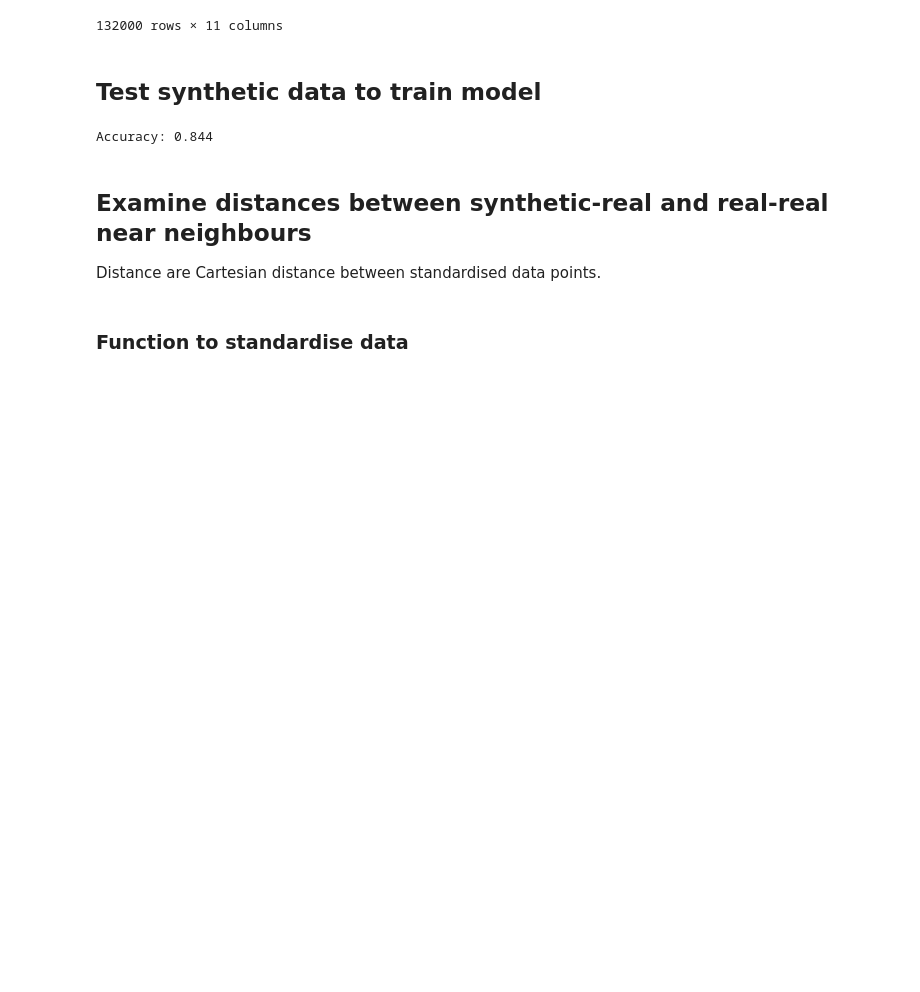
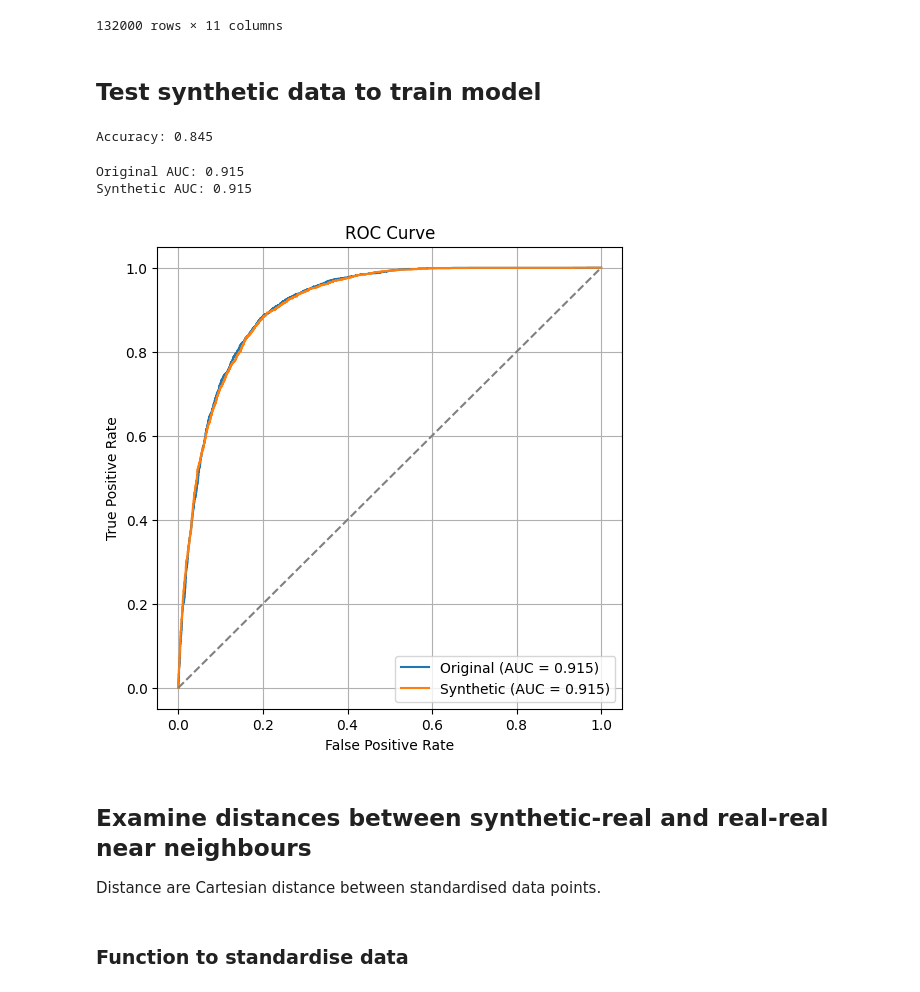
Before and after one commit to samuel-book/synthetic_data, a Jupyter notebook: samuel_1_sampling/01_create_synthetic.ipynb, the cells around one changed output. Saved outputs shown, nothing was run; the diff lists cells and outputs as text; code cells hidden in the pictures; blank space fills up the shorter version.

```diff
--- a/samuel_1_sampling/01_create_synthetic.ipynb
+++ b/samuel_1_sampling/01_create_synthetic.ipynb
@@ -144,11 +147,11 @@ model = XGBClassifier(verbosity=0, seed=42, learning_rate=0.5)
 model.fit(X_train, y_train)
 
 # Get predicted probabilities and class
-y_probs = model.predict_proba(X_test)[:,1]
-y_pred = y_probs > 0.5
+y_probs_original = model.predict_proba(X_test)[:,1]
+y_pred_original = y_probs_original > 0.5
 
 # Show accuracy
-accuracy = np.mean(y_pred == y_test)
+accuracy = np.mean(y_pred_original == y_test)
 print (f'Accuracy: {accuracy:.3f}')
 # %% [output]
 Accuracy: 0.848
@@ -221,11 +224,11 @@ model = XGBClassifier(verbosity=0, seed=42, learning_rate=0.5)
 model.fit(X_train, y_train)
 
 # Get predicted probabilities and class
-y_probs = model.predict_proba(X_test)[:,1]
-y_pred = y_probs > 0.5
+y_probs_synthetic = model.predict_proba(X_test)[:,1]
+y_pred_synthetic = y_probs_synthetic > 0.5
 
 # Show accuracy
-accuracy = np.mean(y_pred == y_test)
+accuracy = np.mean(y_pred_synthetic == y_test)
 print (f'Accuracy: {accuracy:.3f}')
 # %% [output]
-Accuracy: 0.844
+Accuracy: 0.845
@@ -234,3 +235,31 @@ Accuracy: 0.844
+# %%
+# Get ROC curves
+fpr_o, tpr_o, thresholds_o = roc_curve(y_test, y_probs_original)
+roc_auc_o = auc(fpr_o, tpr_o)
+fpr_s, tpr_s, thresholds_s = roc_curve(y_test, y_probs_synthetic)
+roc_auc_s = auc(fpr_s, tpr_s)
+
+# Print results
+print(f'Original AUC: {roc_auc_o:.3f}')
+print(f'Synthetic AUC: {roc_auc_s:.3f}')
+# %% [output]
+Original AUC: 0.915
+Synthetic AUC: 0.915
+# %%
+# Plot ROC curves
+plt.figure(figsize=(6,6))
+ax = plt.subplot(111)
+ax.plot(fpr_o, tpr_o, label=f'Original (AUC = {roc_auc_o:.3f})')
+ax.plot(fpr_s, tpr_s, label=f'Synthetic (AUC = {roc_auc_s:.3f})')
+ax.plot([0,1], [0,1], linestyle='--', color='grey')
+ax.set_xlabel('False Positive Rate')
+ax.set_ylabel('True Positive Rate')
+ax.set_title('ROC Curve')
+ax.legend()
+ax.grid()
+plt.show()
+# %% [output]
+[figure, added]
 # %% [markdown]
 ## Examine distances between synthetic-real and real-real near neighbours
 
```
Also changed, not shown: parts of 13 cells of this notebook.
